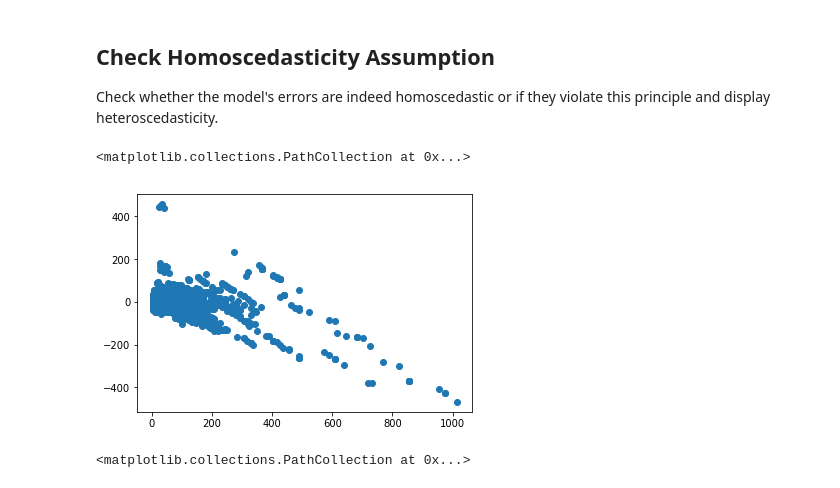
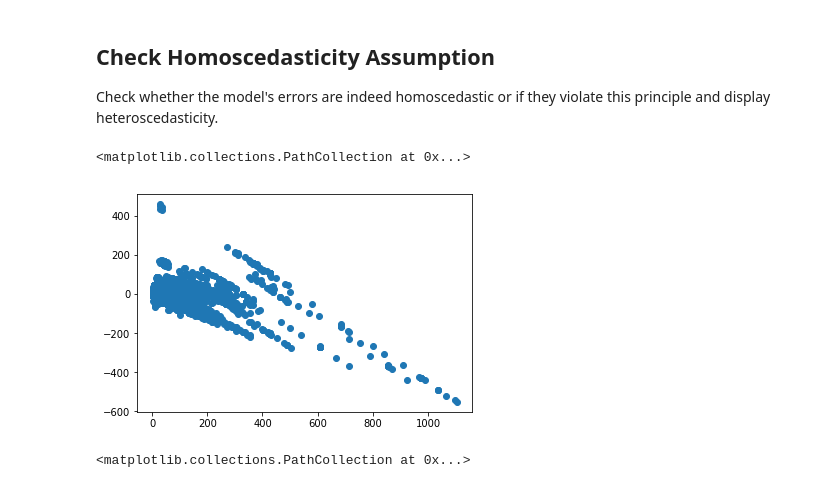
Before and after one commit to npschafer/dsc-modeling-your-data-lab-houston-ds-042219, a Jupyter notebook: index.ipynb, the cells around one changed output. Saved outputs shown, nothing was run; the diff lists cells and outputs as text; code cells hidden in the pictures.

```diff
--- a/index.ipynb
+++ b/index.ipynb
@@ -449,10 +449,10 @@ plt.hist(model.predict(exog=X_test)-y_test)
 
 Check whether the model's errors are indeed homoscedastic or if they violate this principle and display heteroscedasticity.
 # %%
-plt.scatter(y_train, model.predict(exog=X_test)-y_test)
+plt.scatter(y_train, model.predict(exog=X_train)-y_train)
 # %% [output]
 <matplotlib.collections.PathCollection at 0x...>
-[figure, old version]
+[figure, new version]
 # %%
 plt.scatter(y_test, model.predict(exog=X_test)-y_test)
 # %% [output]
```
